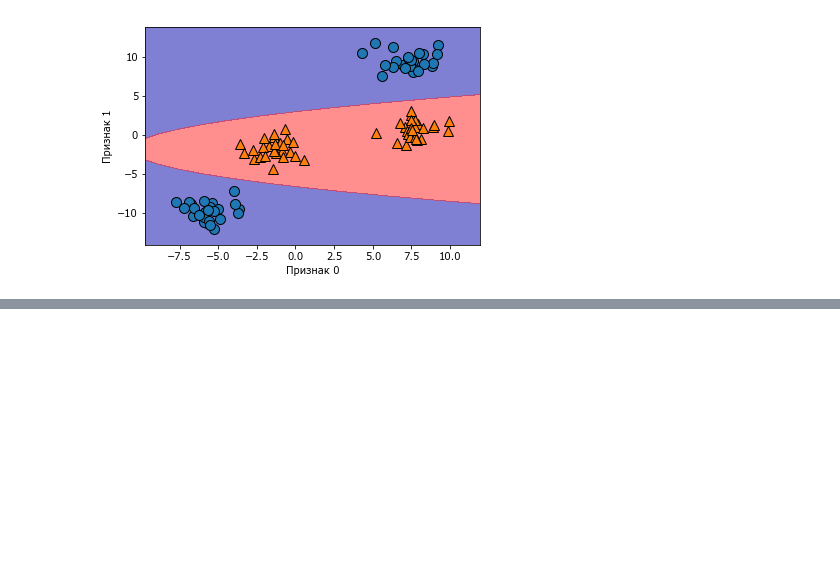
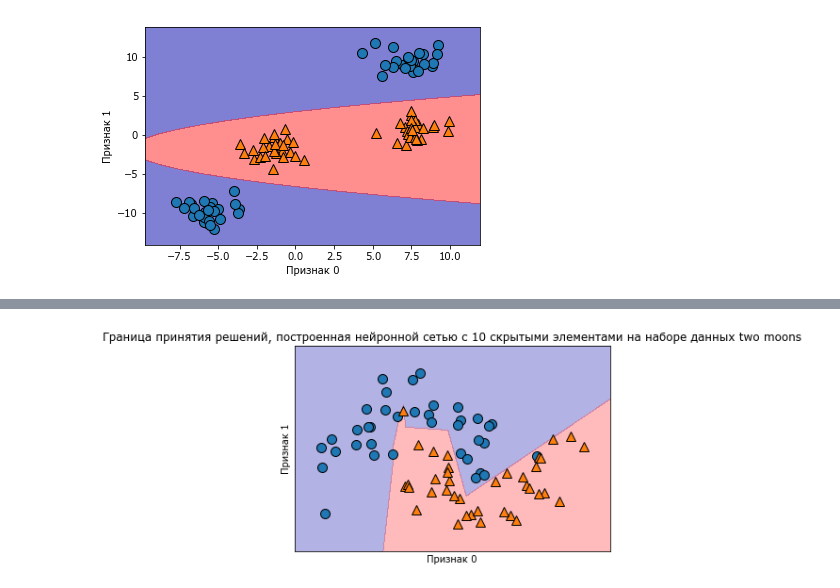
Before and after one commit to azamind/ml-intro, a Jupyter notebook: code/Chapter2.ipynb, the cells around one changed output, grey strips where cells are left out. Saved outputs shown, nothing was run; the diff lists cells and outputs as text; code cells hidden in the pictures; blank space fills up the shorter version.

```diff
--- a/code/Chapter2.ipynb
+++ b/code/Chapter2.ipynb
@@ -743,0 +821,10 @@ Text(0, 0.5, 'Признак 1')
+# %%
+mlp = MLPClassifier(solver='lbfgs', random_state=0, hidden_layer_sizes=[10]).fit(X_train, y_train)
+mglearn.plots.plot_2d_separator(mlp, X_train, fill=True, alpha=.3)
+mglearn.discrete_scatter(X_train[:, 0], X_train[:, 1], y_train)
+plt.xlabel("Признак 0")
+plt.ylabel("Признак 1")
+plt.title("Граница принятия решений, построенная нейронной сетью с 10 скрытыми элементами на наборе данных two moons")
+plt.show()
+# %% [output]
+[figure, added]
```
Also changed, not shown: parts of 24 cells of this notebook.
